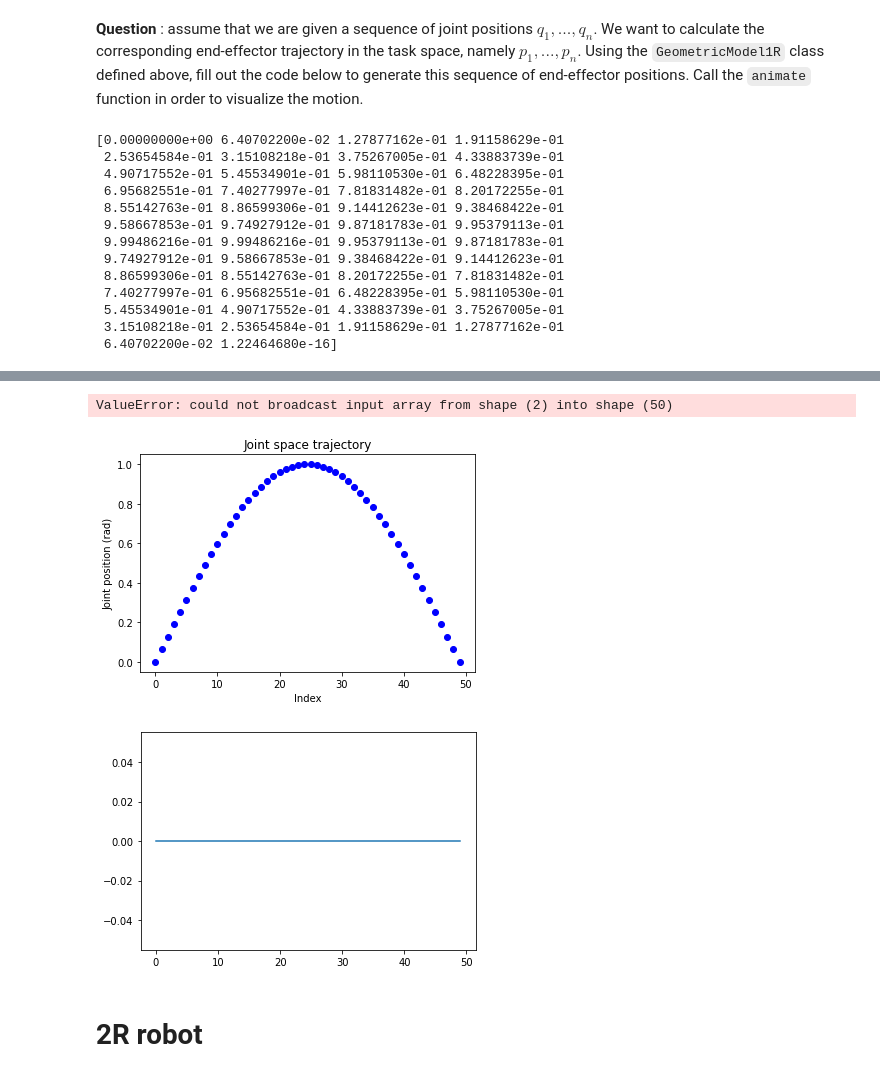
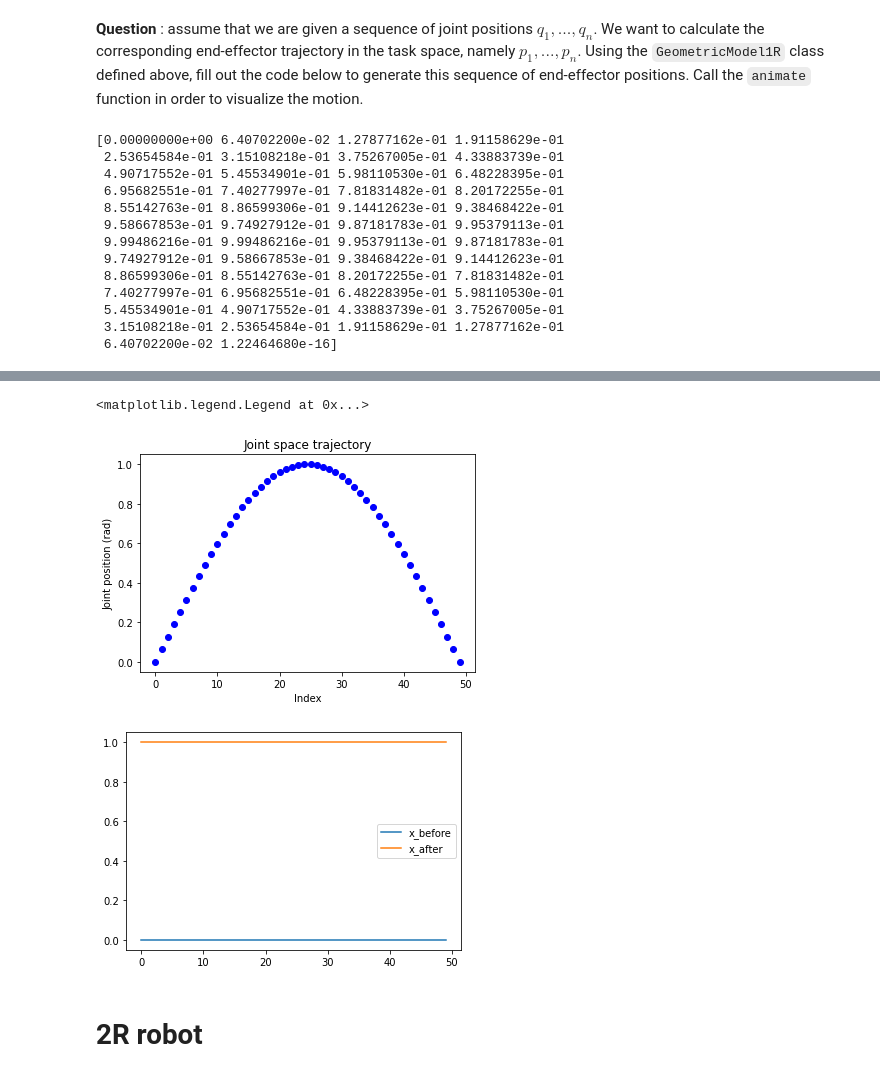
Before and after one commit to skleff1994/arise_2020, a Jupyter notebook: 2-modeling/1-geometry.ipynb, the cells around one changed output, grey strips where cells are left out. Saved outputs shown, nothing was run; the diff lists cells and outputs as text; code cells hidden in the pictures.

```diff
--- a/2-modeling/1-geometry.ipynb
+++ b/2-modeling/1-geometry.ipynb
@@ -133,8 +133,8 @@ class GeometricModel1R:
         Input : joint angle (in rad)
         Output : end-effector position (in m)
         '''
-        x_p = self.L*np.cos(q)
-        y_p = self.L*np.sin(q)
+        x_p = self.L * np.cos(q)
+        y_p = self.L * np.sin(q)
         p = np.array([x_p, y_p])
         return p
 
@@ -150,12 +150,11 @@ class GeometricModel1R:
 
     def animate(self, q):
         '''
-        Simulate the robot using DGM
+        Animate the robot using DGM
         Input : sequence of joint positions [q1, ..., q2]
         '''
         fig = plt.figure()
         ax = plt.axes(xlim=(-self.L -1, self.L + 1), ylim=(-self.L -1, self.L + 1))
-        text_str = "One Dof Manipulator Animation"
         link, = ax.plot([], [], lw=4)
         base, = ax.plot([], [], 'o', color='black')
         endeff, = ax.plot([], [], 'o', color='pink')
@@ -170,17 +169,19 @@ class GeometricModel1R:
             p = self.DGM(q[i])
             x = p[0]
             y = p[1]
-            link.set_data([0,x], [0,y])
+            link.set_data([0, x], [0, y])
             base.set_data([0, 0])
             endeff.set_data([x, y])
             return link, base, endeff
 
         props = dict(boxstyle='round', facecolor='wheat', alpha=0.5)
-        ax.text(0.05, 0.95, text_str, transform=ax.transAxes, fontsize=15,
+        ax.text(0.05, 0.95, "One Dof Manipulator Animation", transform=ax.transAxes, fontsize=15,
         verticalalignment='top', bbox=props)
         ax.grid()
+        ax.set_aspect("equal")
+
         anim = FuncAnimation(fig, animate, init_func=init,
-                                       frames=np.shape(q)[0], interval=25, blit=True)
+                             frames=np.shape(q)[0], interval=25, blit=True)
 
         plt.close(fig)
         plt.close(anim._fig)
@@ -194,7 +195,7 @@ import matplotlib.pyplot as plt
 N = 50
 
 # Define the joint space trajectory
-q = np.sin(np.linspace(0,1,N)*np.pi)
+q = np.sin(np.linspace(0, 1, N) * np.pi)
 print(q)
 
 # This plots the sequence q_1, ..., q_n
@@ -205,54 +206,51 @@ plt.ylabel("Joint position (rad)")
 
 
 # Instantiate `GeometricModel1R` object + use the animate function to visualize
-    ###
-    ### To be completed
-    ###
 geom1R = GeometricModel1R(2)
 geom1R.animate(q)
 
 # matrix
 
-p = np.zeros((N,2))
+p = np.zeros((N, 2))
 
 plt.figure()
 plt.plot(p[:,0], label='x_before')
 
 for i in range(N):
     # use DGM here
-    p[:,i] = np.ones(2)
+    p[i, :] = np.ones(2)
 
 plt.plot(p[:,0], label='x_after')
 plt.legend()
     # to fill out some vector p
 
 # Calculate the sequence p_1, ..., p_n
     ###
     ### To be completed
     ###
 
 # Plot the sequence p_1, ..., p_n (plot x and y separately)
     ###
     ### To be completed
     ###
 # %% [output]
 [0.00000000e+00 6.40702200e-02 1.27877162e-01 1.91158629e-01
  2.53654584e-01 3.15108218e-01 3.75267005e-01 4.33883739e-01
  4.90717552e-01 5.45534901e-01 5.98110530e-01 6.48228395e-01
  6.95682551e-01 7.40277997e-01 7.81831482e-01 8.20172255e-01
  8.55142763e-01 8.86599306e-01 9.14412623e-01 9.38468422e-01
  9.58667853e-01 9.74927912e-01 9.87181783e-01 9.95379113e-01
  9.99486216e-01 9.99486216e-01 9.95379113e-01 9.87181783e-01
  9.74927912e-01 9.58667853e-01 9.38468422e-01 9.14412623e-01
  8.86599306e-01 8.55142763e-01 8.20172255e-01 7.81831482e-01
  7.40277997e-01 6.95682551e-01 6.48228395e-01 5.98110530e-01
  5.45534901e-01 4.90717552e-01 4.33883739e-01 3.75267005e-01
  3.15108218e-01 2.53654584e-01 1.91158629e-01 1.27877162e-01
  6.40702200e-02 1.22464680e-16]
 [interactive output not drawn]
-ValueError: could not broadcast input array from shape (2) into shape (50)
+<matplotlib.legend.Legend at 0x...>
 [figure]
-[figure, old version]
+[figure, new version]
 # %% [markdown]
 # 2R robot
 # %% [markdown]
```
Also changed, not shown: parts of 7 cells of this notebook, 3 other files.
